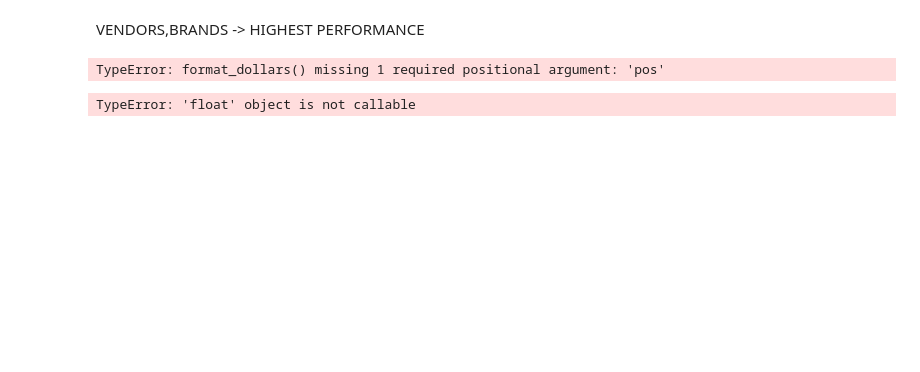
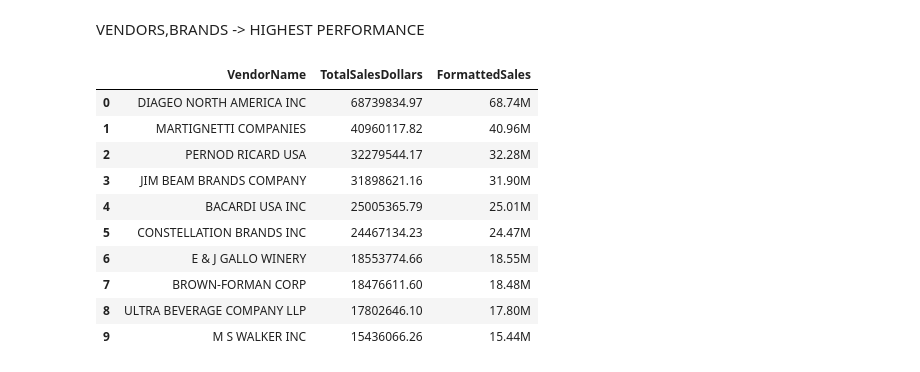
Before and after one commit to LuffyXoro/MERCHANT-Data-Analytics, a Jupyter notebook: performance_analysis.ipynb, the cells around one changed output. Cells and saved outputs as stored; diff of their text form; code cells hidden in the pictures; blank space fills up the shorter version.

```diff
--- a/performance_analysis.ipynb
+++ b/performance_analysis.ipynb
@@ -193,9 +193,20 @@ def format_dollars(value, pos):
 top_vendors=df.groupby("VendorName")['TotalSalesDollars'].sum().nlargest(10)
 top_brands=df.groupby("Description")['TotalSalesDollars'].sum().nlargest(10)
 top_vendors_formatted=top_vendors.apply(format_dollars)
+
+top_vendors_df = top_vendors.reset_index()
+top_vendors_df['FormattedSales'] = top_vendors_formatted.values
-# %% [output]
-TypeError: format_dollars() missing 1 required positional argument: 'pos'
-# %%
-top_brands.apply(top_brands)
-# %% [output]
-TypeError: 'float' object is not callable
+# %%
+top_vendors_df
+# %% [output]
+|  | VendorName | TotalSalesDollars | FormattedSales |
+| 0 | DIAGEO NORTH AMERICA INC | 68739834.97 | 68.74M |
+| 1 | MARTIGNETTI COMPANIES | 40960117.82 | 40.96M |
+| 2 | PERNOD RICARD USA | 32279544.17 | 32.28M |
+| 3 | JIM BEAM BRANDS COMPANY | 31898621.16 | 31.90M |
+| 4 | BACARDI USA INC | 25005365.79 | 25.01M |
+| 5 | CONSTELLATION BRANDS INC | 24467134.23 | 24.47M |
+| 6 | E & J GALLO WINERY | 18553774.66 | 18.55M |
+| 7 | BROWN-FORMAN CORP | 18476611.60 | 18.48M |
+| 8 | ULTRA BEVERAGE COMPANY LLP | 17802646.10 | 17.80M |
+| 9 | M S WALKER INC | 15436066.26 | 15.44M |
```
Also changed, not shown: parts of 3 cells of this notebook.
